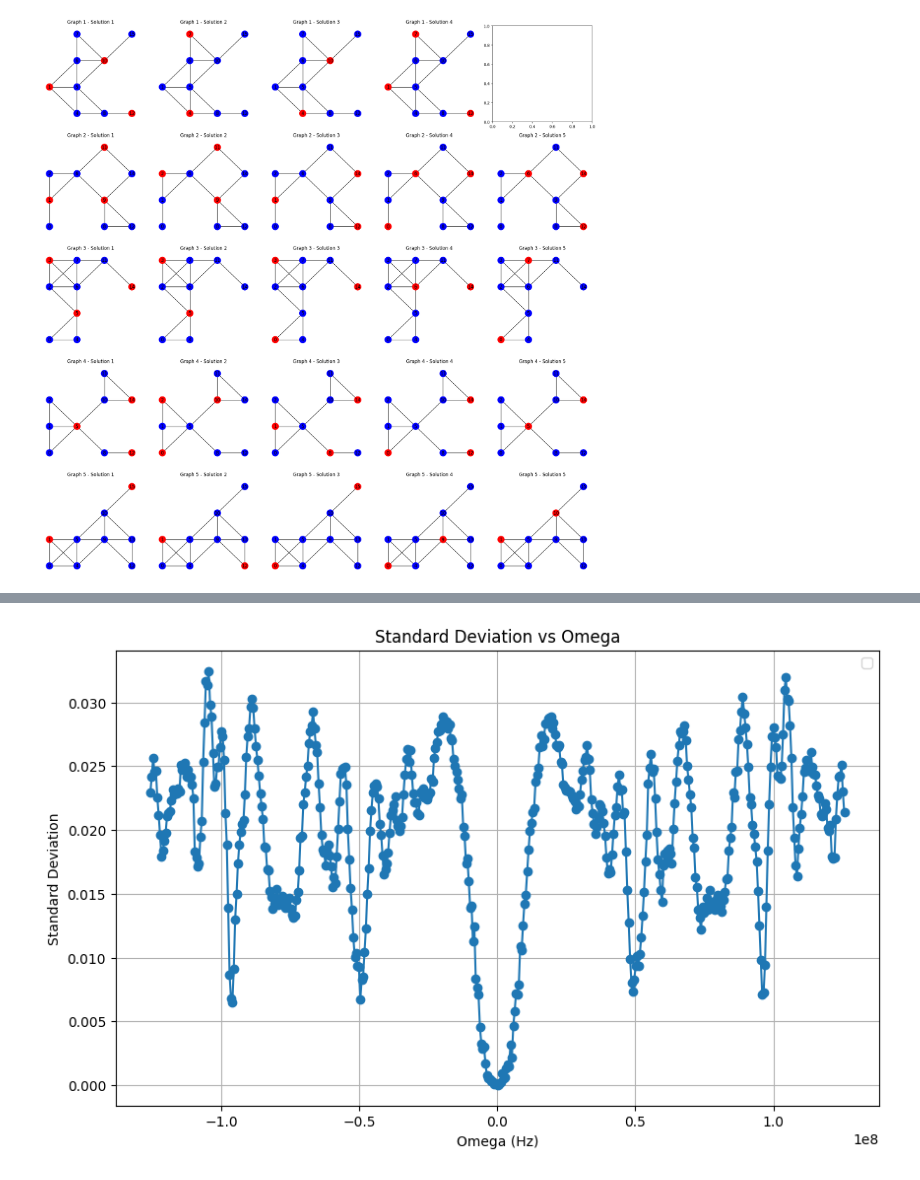
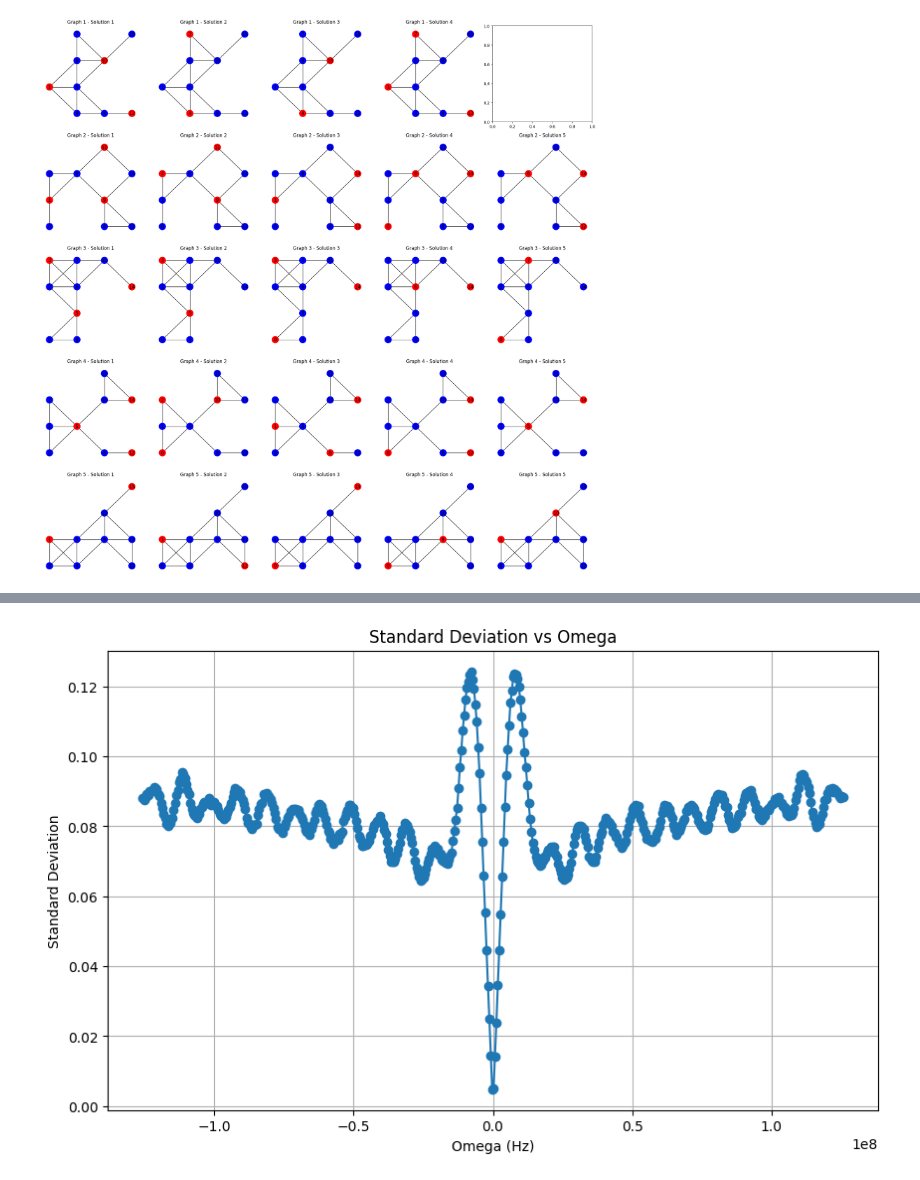
Before and after one commit to porkbellie/quantum-benchmark, a Jupyter notebook: MIS3.ipynb, the cells around one changed output, grey strips where cells are left out. Drawn from its saved outputs; the diff is of its cells as text; code cells hidden in the pictures.

Commit message:
Update MIS3.ipynb
std and mean one function

```diff
--- a/MIS3.ipynb
+++ b/MIS3.ipynb
@@ -144,9 +139,14 @@ for graph_idx in range(num_graphs):
 fig, axs = plt.subplots(num_graphs, 5, figsize=(20, 4 * num_graphs))
 
 for i, (atoms, graph) in enumerate(graphs):
-    initial_rydberg_density, initial_density_std, initial_registers = loss_piecewise_linear(
+
+    r_counts, initial_registers = loss_piecewise_linear(
         atoms, T_flat=0.1 * 1e-6, T_max=0.6 * 1e-6, T_rise=0.05 * 1e-6, Omega_max=4 * 2 * np.pi * 1e6, Delta_max=11 * 2 * np.pi * 1e6
     )
+
+    initial_rydberg_density = np.mean(r_counts)
+    initial_density_std = np.std(r_counts)
+
     print(f"Graph {i + 1} - Initial density: {initial_rydberg_density}, Standard deviation: {initial_density_std}")
 
     states = ['e', 'r', 'g']
@@ -184,21 +184,25 @@ Graph 4 - Initial density: 0.3978888888888889, Standard deviation: 0.06620572128
 Graph 5 - Initial density: 0.3257555555555556, Standard deviation: 0.030459193507639076
 [figure]
 # %%
-def evaluate_mean(parameter_values, parameter_name):
+def evaluate_mean_and_std(parameter_values, parameter_name):
     mean_results = []
+    std_results = []
 
     for param in parameter_values:
-        densities_per_graph = []
+        all_r_counts = []
+
         for atoms, graph in graphs:
-
             Omega_max = 4 * 2 * np.pi * 1e6 if parameter_name != "Omega" else param
             Delta_max = 11 * 2 * np.pi * 1e6 if parameter_name != "Delta" else param
             T_rise = 0.05 * 1e-6 if parameter_name != "T_rise" else param
 
-            density, _, _ = loss_piecewise_linear(atoms, T_flat=0.1 * 1e-6, T_max=0.6 * 1e-6, T_rise=T_rise, Omega_max=Omega_max, Delta_max=Delta_max)
-            densities_per_graph.append(density)
+            r_counts, _ = loss_piecewise_linear(atoms, T_flat=0.1 * 1e-6, T_max=0.6 * 1e-6, T_rise=T_rise, Omega_max=Omega_max, Delta_max=Delta_max)
+            all_r_counts.extend(r_counts)
 
-        mean_density = np.mean(densities_per_graph)
+        mean_density = np.mean(all_r_counts)
+        std_dev_density = np.std(all_r_counts)
+
         mean_results.append(mean_density)
+        std_results.append(std_dev_density)
 
-    return parameter_values, mean_results
+    return parameter_values, mean_results, std_results
@@ -224,11 +209,7 @@ def evaluate_std(parameter_values, parameter_name):
 # %%
-omega_vals, omega_densities = evaluate_mean(Omega_values, "Omega")
-delta_vals, delta_densities = evaluate_mean(Delta_values, "Delta")
-t_rise_vals, t_rise_densities = evaluate_mean(T_rise_values, "T_rise")
+omega_vals, omega_densities, omega_std_devs = evaluate_mean_and_std(Omega_values, "Omega")
+delta_vals, delta_densities, delta_std_devs = evaluate_mean_and_std(Delta_values, "Delta")
+t_rise_vals, t_rise_densities, t_rise_std_devs = evaluate_mean_and_std(T_rise_values, "T_rise")
-# %%
-omega_vals, omega_std_devs = evaluate_std(Omega_values, "Omega")
-delta_vals, delta_std_devs = evaluate_std(Delta_values, "Delta")
-t_rise_vals, t_rise_std_devs = evaluate_std(T_rise_values, "T_rise")
 # %%
 plt.figure(figsize=(10, 6))
 plt.plot(omega_vals, omega_densities, marker='o')
@@ -262,14 +243,13 @@ plt.show()
 # %%
 plt.figure(figsize=(10, 6))
 plt.plot(omega_vals, omega_std_devs, marker='o')
 plt.xlabel('Omega (Hz)')
 plt.ylabel('Standard Deviation')
 plt.title('Standard Deviation vs Omega')
-plt.legend()
 plt.grid(True)
 plt.show()
 # %% [output]
-[figure, old version]
+[figure, new version]
 # %%
 plt.figure(figsize=(10, 6))
 plt.plot(delta_vals, delta_std_devs, marker='o')
```
Also changed, not shown: parts of 7 cells of this notebook.
